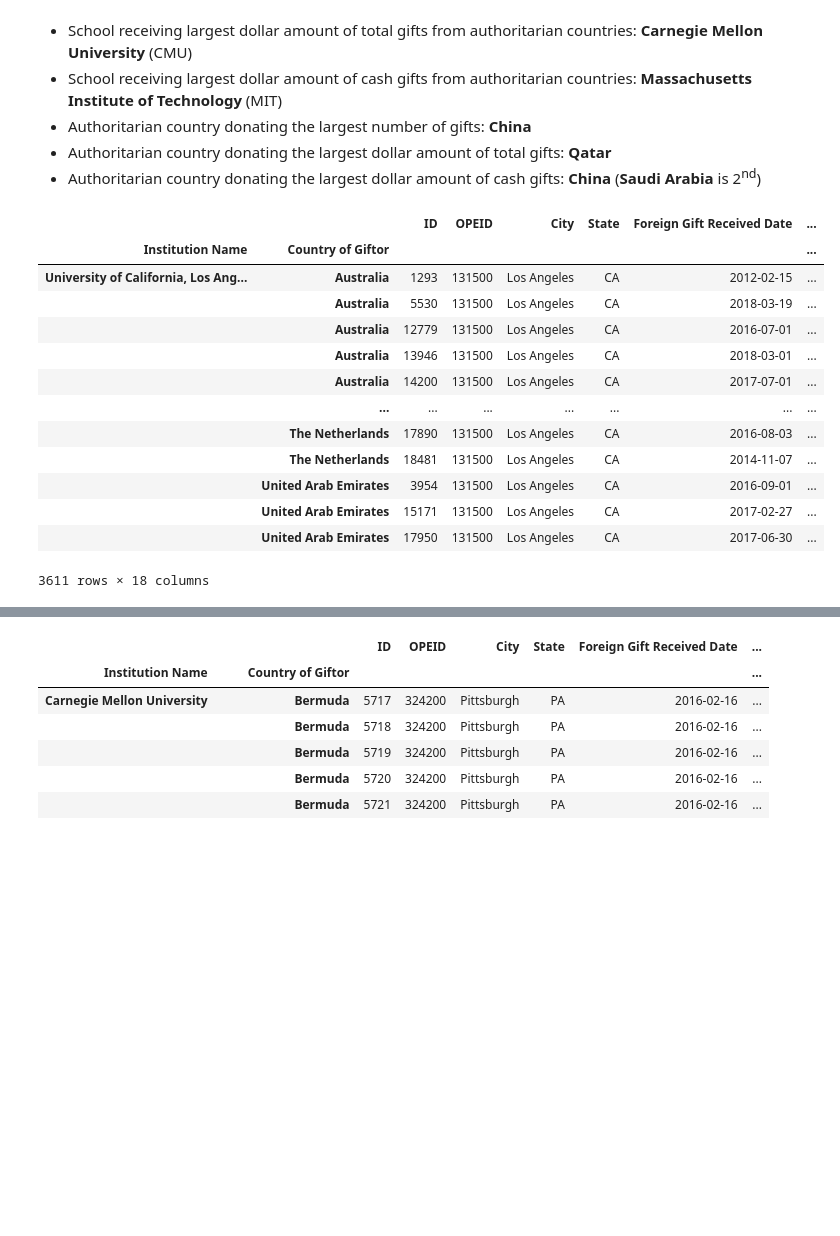
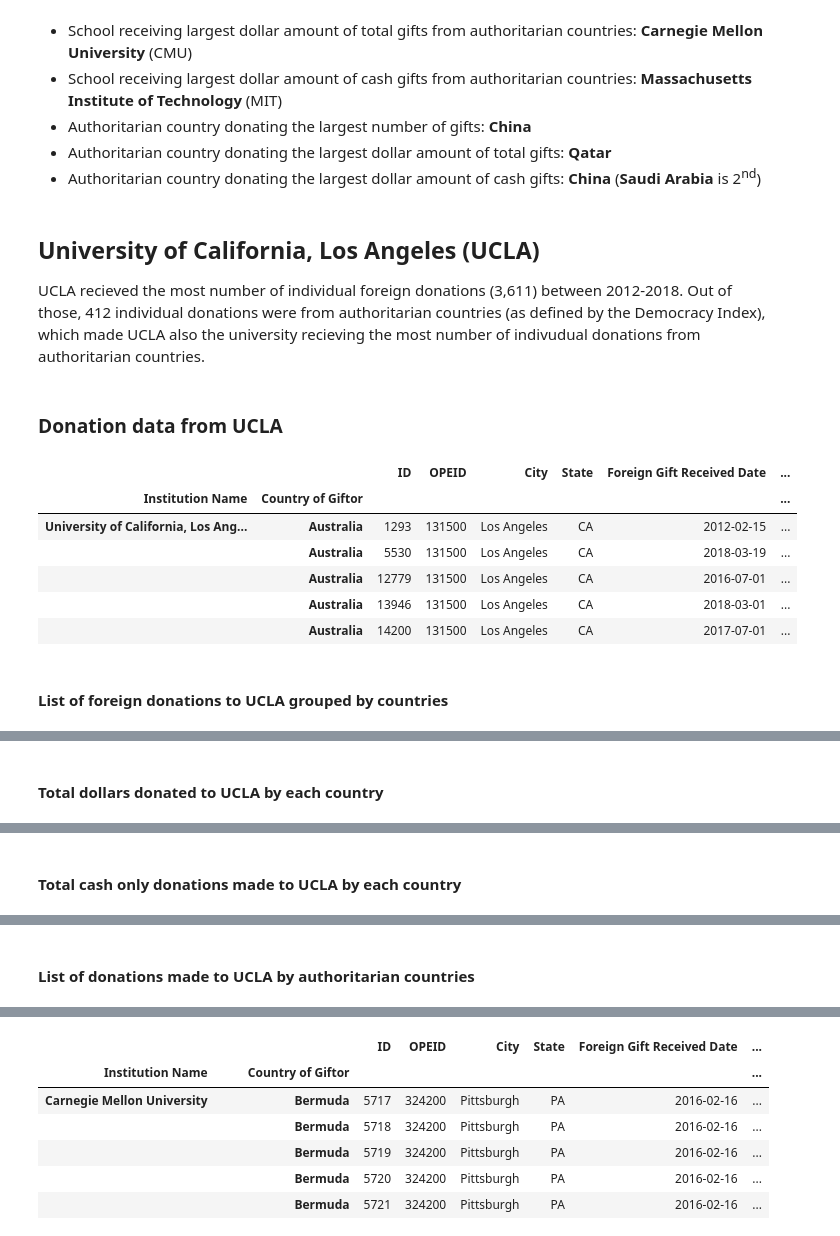
Before and after one commit to thewchan/US-HigherEd_Foreign_Donations, a Jupyter notebook: foreign_donations.ipynb, the cells around one changed output, grey strips where cells are left out. Cells and saved outputs as stored; diff of their text form; code cells hidden in the pictures; blank space fills up the shorter version.

```diff
--- a/foreign_donations.ipynb
+++ b/foreign_donations.ipynb
@@ -549,28 +547,27 @@ plt.margins(x=0.25)
 * Authoritarian country donating the largest number of gifts: **China**
 * Authoritarian country donating the largest dollar amount of total gifts: **Qatar**
 * Authoritarian country donating the largest dollar amount of cash gifts: **China** (**Saudi Arabia** is 2<sup>nd</sup>)
+# %% [markdown]
+## University of California, Los Angeles (UCLA)
+
+UCLA recieved the most number of individual foreign donations (3,611) between 2012-2018. Out of those, 412 individual donations were from authoritarian countries (as defined by the Democracy Index), which made UCLA also the university recieving the most number of indivudual donations from authoritarian countries.
+# %% [markdown]
+### Donation data from UCLA
 # %%
-# Displaying all foreign donations received from UCLA
-
 UCLA_df = (
     merged_df.query('`Institution Name` == "University of California, Los Angeles"')   # Using pd.DataFrame.query
     .reset_index()                                                                     # Back quotes used to escape index
     .set_index(['Institution Name', 'Country of Giftor']))                             # labels with space
 
-UCLA_df
+UCLA_df.head()
 # %% [output]
 |  |  | ID | OPEID | City | State | Foreign Gift Received Date | ... |
 | Institution Name | Country of Giftor |  |  |  |  |  | ... |
 | University of California, Los Ang... | Australia | 1293 | 131500 | Los Angeles | CA | 2012-02-15 | ... |
 |  | Australia | 5530 | 131500 | Los Angeles | CA | 2018-03-19 | ... |
 |  | Australia | 12779 | 131500 | Los Angeles | CA | 2016-07-01 | ... |
 |  | Australia | 13946 | 131500 | Los Angeles | CA | 2018-03-01 | ... |
 |  | Australia | 14200 | 131500 | Los Angeles | CA | 2017-07-01 | ... |
-|  | ... | ... | ... | ... | ... | ... | ... |
-|  | The Netherlands | 17890 | 131500 | Los Angeles | CA | 2016-08-03 | ... |
-|  | The Netherlands | 18481 | 131500 | Los Angeles | CA | 2014-11-07 | ... |
-|  | United Arab Emirates | 3954 | 131500 | Los Angeles | CA | 2016-09-01 | ... |
-|  | United Arab Emirates | 15171 | 131500 | Los Angeles | CA | 2017-02-27 | ... |
-|  | United Arab Emirates | 17950 | 131500 | Los Angeles | CA | 2017-06-30 | ... |
-3611 rows × 18 columns
+# %% [markdown]
+#### List of foreign donations to UCLA grouped by countries
 # %%
@@ -598,4 +593,6 @@ Ecuador                   1
 Russia                    1
 Ceylon                    1
 Name: ID, dtype: int64
+# %% [markdown]
+#### Total dollars donated to UCLA by each country
 # %%
@@ -623,4 +618,6 @@ Ceylon                       100
 Ecuador                       21
 Eritrea                        3
 Name: Foreign Gift Amount, dtype: int64
+# %% [markdown]
+#### Total cash only donations made to UCLA by each country
 # %%
@@ -649,4 +644,6 @@ Ceylon                       100
 Ecuador                       21
 Eritrea                        3
 Name: Foreign Gift Amount, dtype: int64
+# %% [markdown]
+#### List of donations made to UCLA by authoritarian countries
 # %%
```
Also changed, not shown: parts of 12 cells of this notebook.
